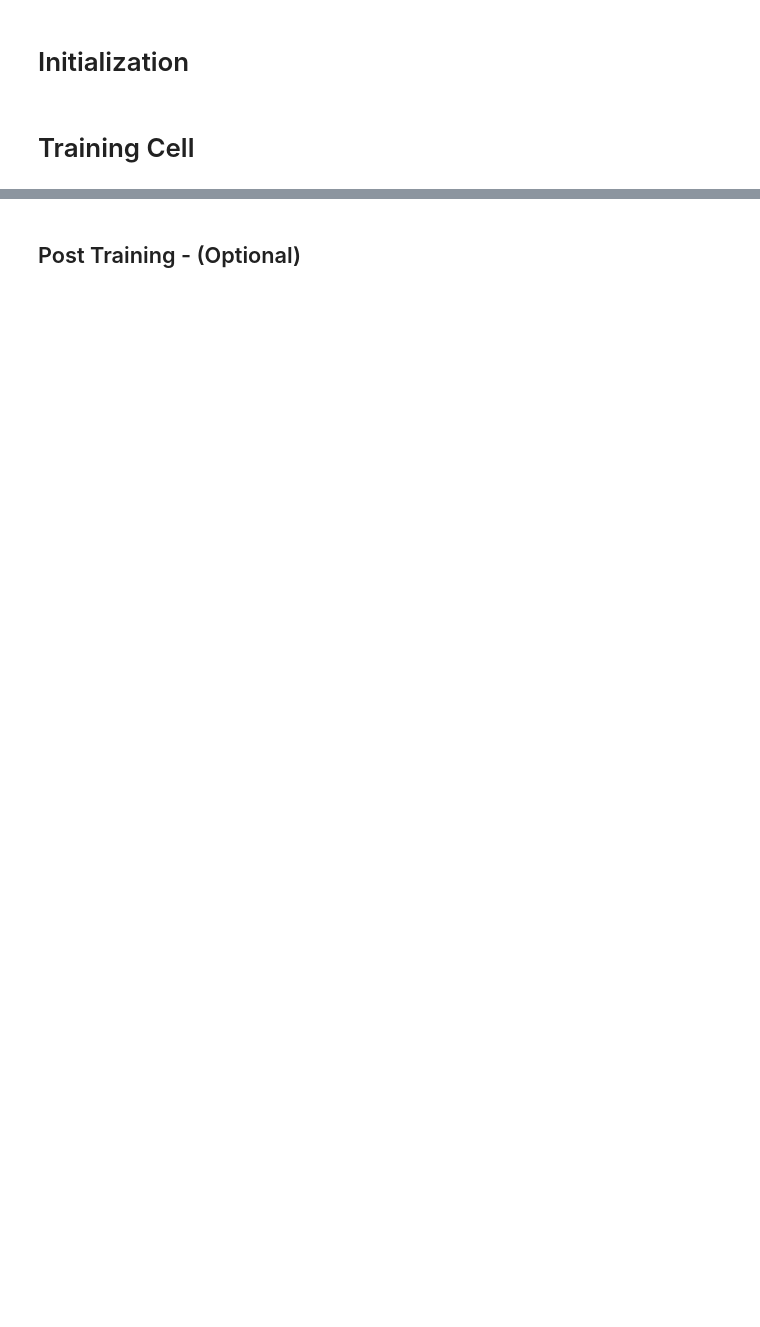
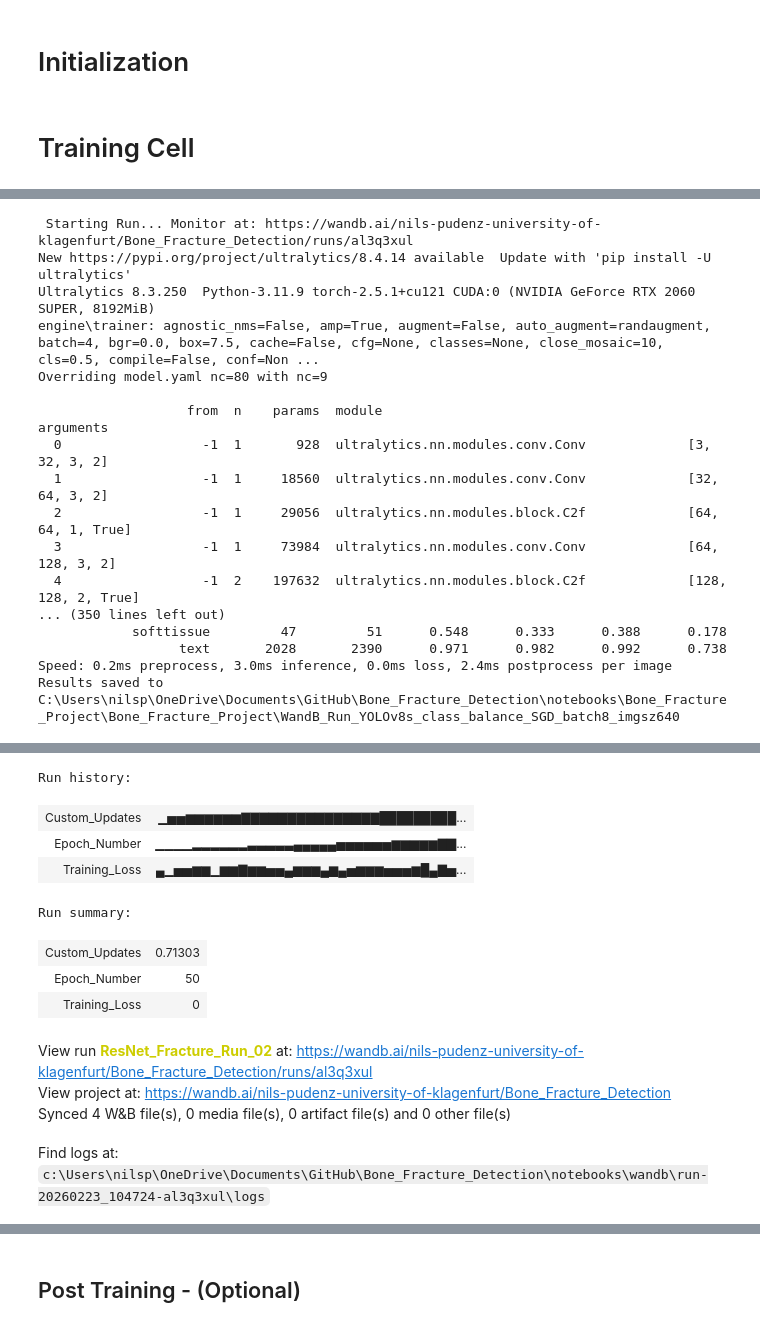
Before and after one commit to hiinomaru/Bone_Fracture_Detection, a Jupyter notebook: notebooks/train_fracture.ipynb, the cells around one changed output, grey strips where cells are left out. Cells and saved outputs as stored; diff of their text form; code cells hidden in the pictures; blank space fills up the shorter version.

```diff
--- a/notebooks/train_fracture.ipynb
+++ b/notebooks/train_fracture.ipynb
@@ -140,0 +164,18 @@ for epochs in range(num_epochs):
+# %%
+def on_train_epoch_end(trainer):#Logging Callback
+    epoch = trainer.epoch + 1
+    metrics = trainer.metrics
+
+    train_loss = trainer.loss_items[0].item()
+    map50 = metrics.get("metrics/mAP50(B)", 0)
+
+
+    wandb.log({
+        "Custom_Updates": map50,
+        "Training_Loss": train_loss,
+        "Epoch_Number": epoch
+    })
+
+    print(f"Epoch {epoch} | Loss: {train_loss:.4f} | mAP: {map50:.1%}")
+
+model.add_callback("on_train_epoch_end", on_train_epoch_end)
@@ -140,0 +184,50 @@ for epochs in range(num_epochs):
+# %%
+print(f" Starting Run... Monitor at: {wandb.run.url}")
+
+results = model.train(
+    data=data_config,
+    imgsz=640, #increased because 640 might miss some hairline fractures, 800
+
+    epochs=50,
+    patience=15, #if no improvement after 15 epochs
+    batch=, #8, 4
+    optimizer = "SGD", #optimizer='AdamW',
+    lr0= 0.005, #default of 0.01, reducing to prevent RuntimeError
+    device=0,
+    project="Bone_Fracture_Project",
+    name="WandB_Run_YOLOv8s_class_balance_SGD_batch8_imgsz640",
+    save=True, # to keep the best results
+    #rect=True
+    # Augmentation Settings
+    degrees=10,      # Rotate +/- 10 degrees (Bones aren't always straight, but rarely upside down)
+    translate=0.1,   # Shift image 10% (fracture might be off-center)
+    scale=0.5,       # Zoom in/out (+/- 50%)
+    fliplr=0.5,      # Flip Left-Right (Left hand looks like Right hand)
+    flipud=0.0,      # NO flip Up-Down
+    mosaic=1.0,      # Mix 4 images (Standard YOLO booster, very good for context)
+    mixup=0.0,       # OFF: Do not mix two bones together (confusing for medical diagnosis)
+    hsv_h=0.010,     # Color: Keep VERY low (X-rays are grayscale)
+    hsv_s=0.0,       # Saturation: 0 (No color in X-rays)
+    hsv_v=0.4,       # Brightness: +/- 30% (Simulates over/under-exposed X-rays) more Robust/Tougher than only 30%
+)
+
+# Uploads final artifacts and closes the connection
+wandb.finish()
+# %% [output]
+ Starting Run... Monitor at: https://wandb.ai/nils-pudenz-university-of-klagenfurt/Bone_Fracture_Detection/runs/al3q3xul
+New https://pypi.org/project/ultralytics/8.4.14 available  Update with 'pip install -U ultralytics'
+Ultralytics 8.3.250  Python-3.11.9 torch-2.5.1+cu121 CUDA:0 (NVIDIA GeForce RTX 2060 SUPER, 8192MiB)
+engine\trainer: agnostic_nms=False, amp=True, augment=False, auto_augment=randaugment, batch=4, bgr=0.0, box=7.5, cache=False, cfg=None, classes=None, close_mosaic=10, cls=0.5, compile=False, conf=Non ...
+Overriding model.yaml nc=80 with nc=9
+
+                   from  n    params  module                                       arguments
+  0                  -1  1       928  ultralytics.nn.modules.conv.Conv             [3, 32, 3, 2]
+  1                  -1  1     18560  ultralytics.nn.modules.conv.Conv             [32, 64, 3, 2]
+  2                  -1  1     29056  ultralytics.nn.modules.block.C2f             [64, 64, 1, True]
+  3                  -1  1     73984  ultralytics.nn.modules.conv.Conv             [64, 128, 3, 2]
+  4                  -1  2    197632  ultralytics.nn.modules.block.C2f             [128, 128, 2, True]
+... (350 lines left out)
+            softtissue         47         51      0.548      0.333      0.388      0.178
+                  text       2028       2390      0.971      0.982      0.992      0.738
+Speed: 0.2ms preprocess, 3.0ms inference, 0.0ms loss, 2.4ms postprocess per image
+Results saved to C:\Users\nilsp\OneDrive\Documents\GitHub\Bone_Fracture_Detection\notebooks\Bone_Fracture_Project\Bone_Fracture_Project\WandB_Run_YOLOv8s_class_balance_SGD_batch8_imgsz640
@@ -140,0 +235,12 @@ for epochs in range(num_epochs):
+Run history:
+| Custom_Updates | ▁▅▅▆▆▆▆▆▆▇▇▇▇▇▇▇▇▇▇▇▇▇▇▇█████████... |
+| Epoch_Number | ▁▁▁▁▂▂▂▂▂▂▃▃▃▃▃▄▄▄▄▄▅▅▅▅▅▅▆▆▆▆▆▇▇... |
+| Training_Loss | ▄▁▅▅▆▆▁▆▆▇▆▆▅▅▄▆▆▆▄▆▄▅▆▆▆▅▅▅▆█▄▇▅... |
+Run summary:
+| Custom_Updates | 0.71303 |
+| Epoch_Number | 50 |
+| Training_Loss | 0 |
+View run ResNet_Fracture_Run_02 at: https://wandb.ai/nils-pudenz-university-of-klagenfurt/Bone_Fracture_Detection/runs/al3q3xul
+View project at: https://wandb.ai/nils-pudenz-university-of-klagenfurt/Bone_Fracture_Detection
+Synced 4 W&B file(s), 0 media file(s), 0 artifact file(s) and 0 other file(s)
+Find logs at: c:\Users\nilsp\OneDrive\Documents\GitHub\Bone_Fracture_Detection\notebooks\wandb\run-20260223_104724-al3q3xul\logs
```
Also changed, not shown: parts of 31 cells of this notebook.
